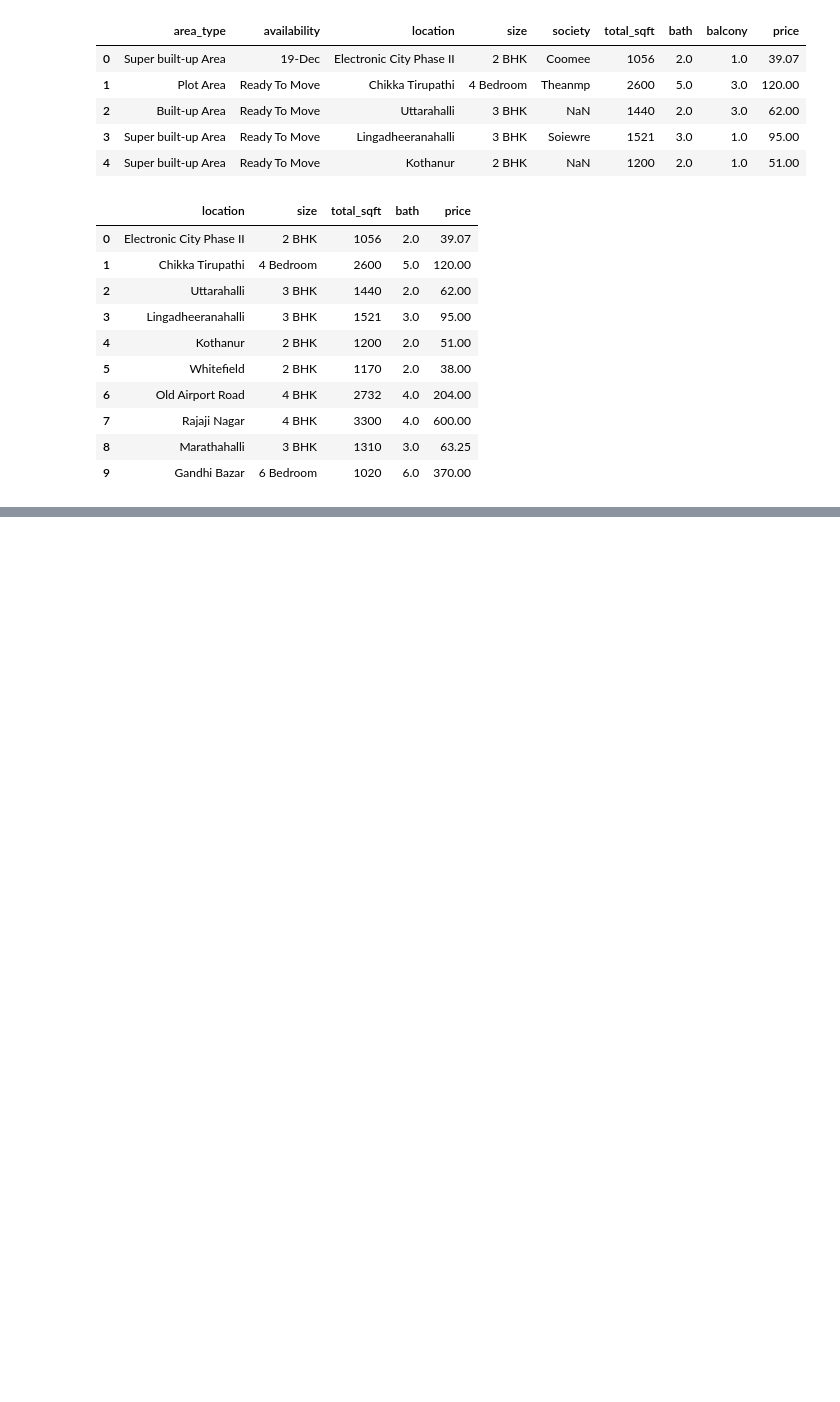
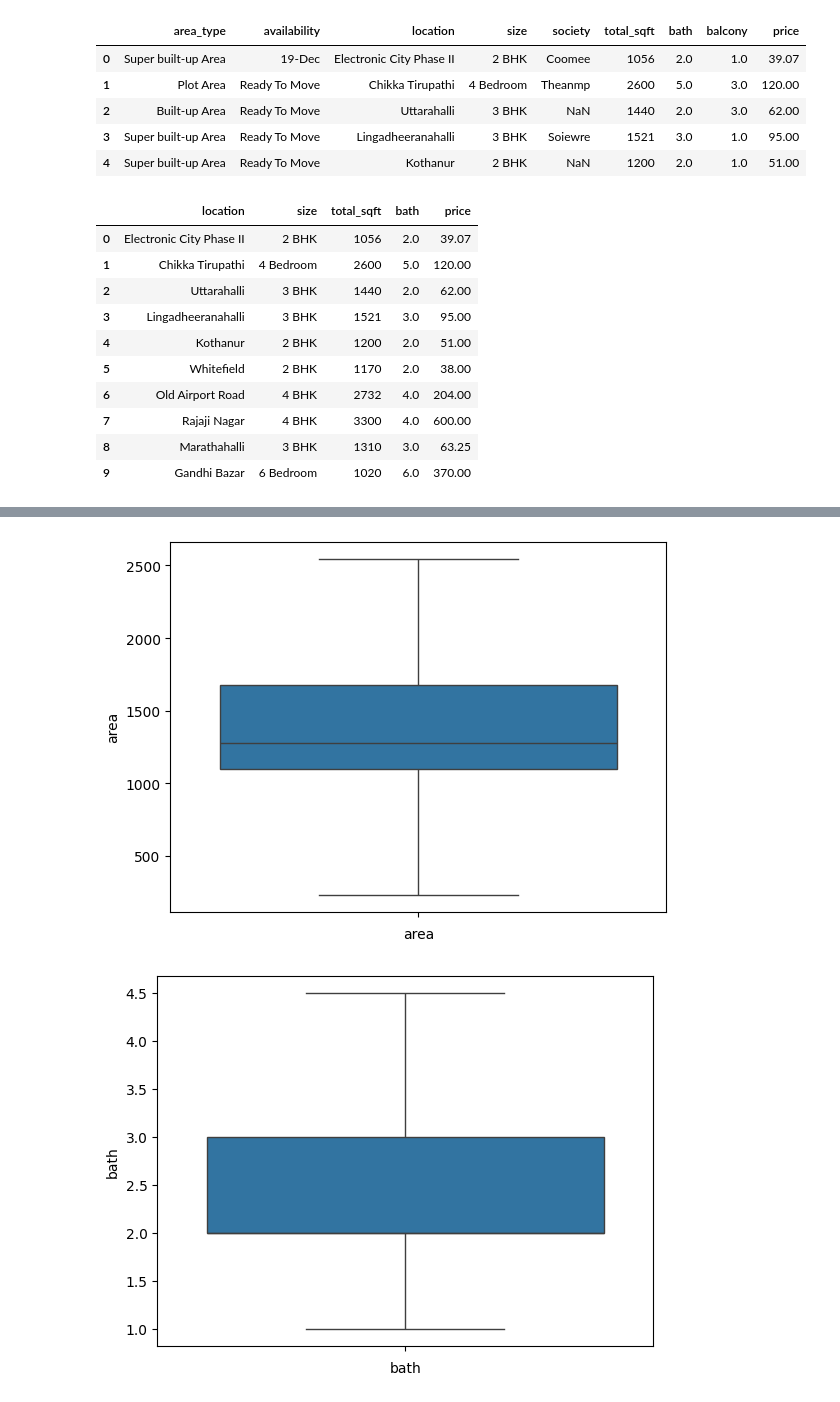
Before and after one commit to Pranavlovescode/Show-Me-Price, a Jupyter notebook: bangluru_price_prediction.ipynb, the cells around one changed output, grey strips where cells are left out. Saved outputs shown, nothing was run; the diff lists cells and outputs as text; code cells hidden in the pictures; blank space fills up the shorter version.

```diff
--- a/bangluru_price_prediction.ipynb
+++ b/bangluru_price_prediction.ipynb
@@ -103,0 +218,30 @@ Name: count, Length: 1305, dtype: int64
+# %%
+features = ['area','bhk','bath','price_per_area']
+for feature in features:
+    percentile75 = df9[feature].quantile(0.75)
+    percentile25 = df9[feature].quantile(0.25)
+    IQR = percentile75 - percentile25
+    upper_limit = percentile75 + (1.5*IQR)
+    lower_limit = percentile25 - (1.5*IQR)
+    df9.loc[df9[feature]<=lower_limit,feature] = lower_limit # capping the outliers
+    df9.loc[df9[feature]>=upper_limit,feature] = upper_limit
+# %%
+# Removed all outliers
+sn.boxplot(df9.area)
+plt.xlabel('area')
+plt.show()
+
+sn.boxplot(df9.bath)
+plt.xlabel('bath')
+plt.show()
+
+sn.boxplot(df9.bhk)
+plt.xlabel('bhk')
+plt.show()
+
+sn.boxplot(df9.price_per_area)
+plt.xlabel('price_per_area')
+plt.show()
+# %% [output]
+[figure, added]
+[figure, added]
```
Also changed, not shown: parts of 27 cells of this notebook.
